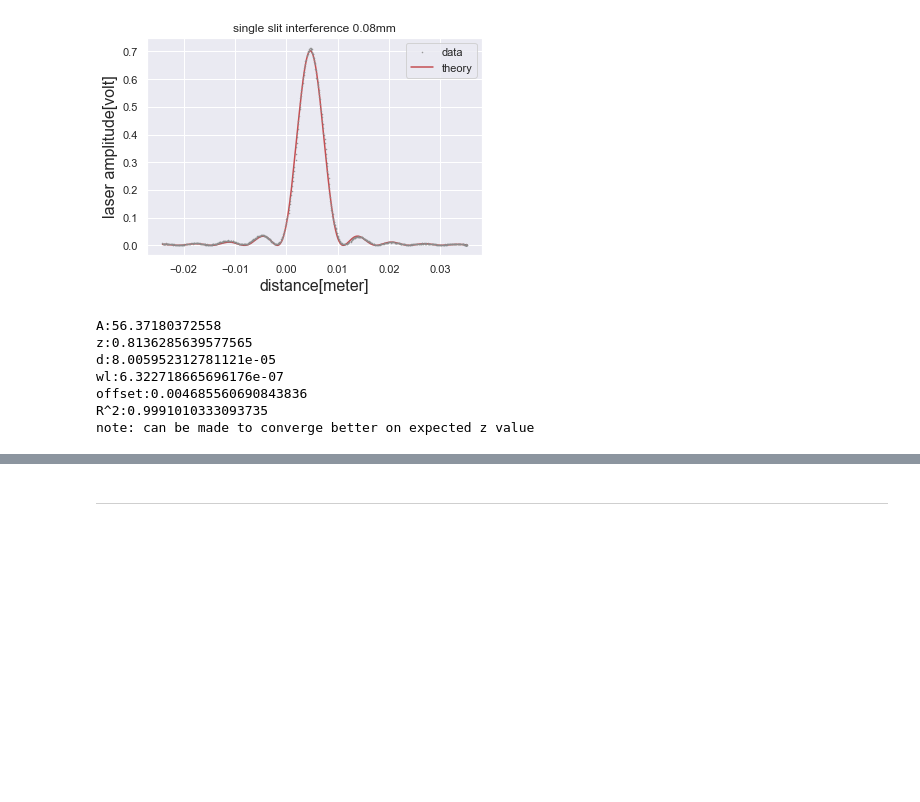
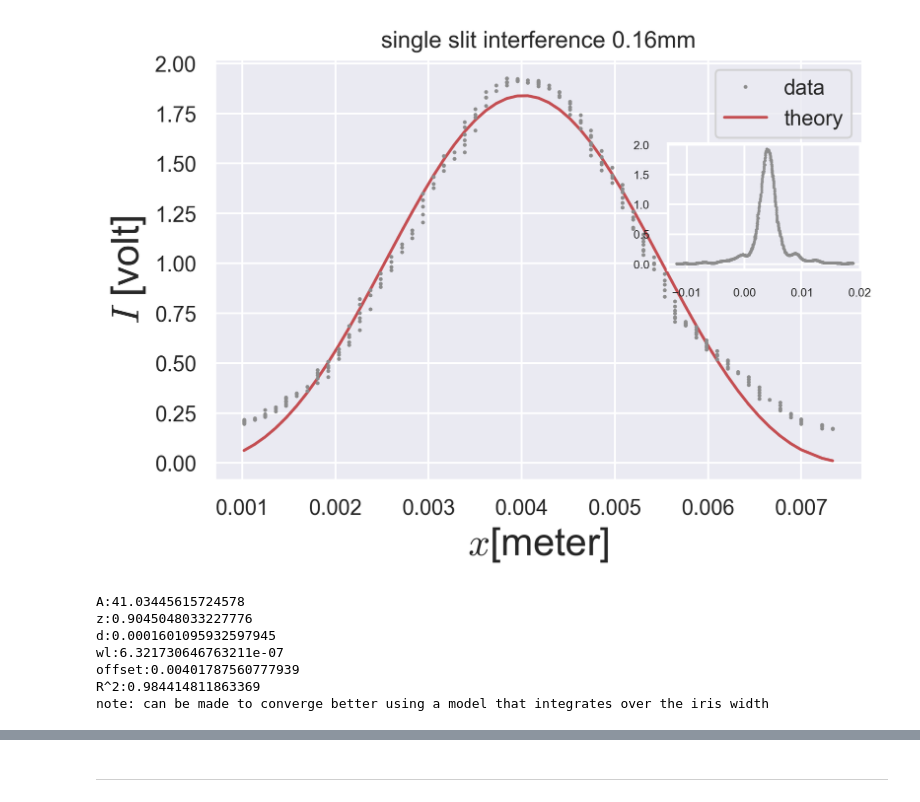
Before and after one commit to EdoMor/notebooks, a Jupyter notebook: edos single slit notebook.ipynb, the cells around one changed output, grey strips where cells are left out. Drawn from its saved outputs; the diff is of its cells as text; code cells hidden in the pictures; blank space fills up the shorter version.

```diff
--- a/edos single slit notebook.ipynb
+++ b/edos single slit notebook.ipynb
@@ -1,5 +1,6 @@
 # %%
 import matplotlib.pyplot as plt
+from matplotlib import gridspec
 import numpy as np
 from sympy import *
 from IPython.display import display, Latex
@@ -11,3 +12,4 @@ import seaborn as sbs
 sbs.set()
 plt.rcParams["mathtext.fontset"]='cm'
 plt.rcParams['axes.labelsize']= 20
+plt.rcParams['figure.dpi'] = 300
@@ -47,35 +132,43 @@ R^2:0.9985257914714079
 # %%
 pname=['A', 'z', 'd', 'wl', 'offset']
 z=0.84
 wl=(6.328*(10**(-7)))
-d=8.0e-5
-A=55
-data=es.read('exp1125/original parameters/single slit/0.08','sweep1.txt')
-s,f=[0,-80]
-r,c=[320,1314/2]
+d=16.0e-5
+A=20
+data=es.read('exp1125/original parameters/single slit/0.16','sweep1.txt')
 r,c=[-0.5,-0.5]
+s,f=[0,-1]
 r,c=[(f-s)/2,(s+f)/2]
+r,c=[120,2120]
 xdata=z*np.sin(np.deg2rad((es.volt_to_angle(data['angle']))[int(c-r):int(c+r)])) #x data agusted for distortion
 ydata=-data['power'][int(c-r):int(c+r)]
-plt.plot(xdata,ydata,'.',markersize=1,zorder=2,color=sbs.color_palette()[7])
+fig = plt.figure()
+ax = fig.add_subplot(111)
+plt.plot(xdata,ydata,'.',markersize=2,zorder=2,color=sbs.color_palette()[7])
 popt, pcov=fit.curve_fit(es.single_slit_model,xdata,ydata,[A, z, d, wl, es.offset],
-                         bounds=((50     ,0     ,d-0.001*d,wl-wl*0.001,-np.inf),
-                                 (60     ,np.inf,d+0.001*d,wl+wl*0.001,np.inf)))
+                         bounds=((0     ,0     ,d-0.001*d,wl-wl*0.001,-np.inf),
+                                 (np.inf,np.inf,d+0.001*d,wl+wl*0.001,np.inf)))
 plt.plot(xdata,es.single_slit_model(xdata,*popt),zorder=1,color=sbs.color_palette()[3])
 plt.legend(['data','theory'])
-plt.title('single slit interference 0.08mm')
-plt.xlabel('distance[meter]')
-plt.ylabel('laser amplitude[volt]')
+plt.title('single slit interference 0.16mm')
+plt.xlabel('$x$[meter]')
+plt.ylabel('$I$ [volt]')
+r,c=[520,2120]
+rect = [0.7,0.5,0.3,0.3]
+xdata=z*np.sin(np.deg2rad((es.volt_to_angle(data['angle']))[int(c-r):int(c+r)])) #x data agusted for distortion
+ydata=-data['power'][int(c-r):int(c+r)]
+ax1 = es.add_subplot_minimap(ax,rect)
+ax1.plot(xdata,ydata,'.',markersize=1,color=sbs.color_palette()[7])
 plt.show()
 for i in range(len(popt)): print(pname[i]+':'+str(popt[i]))
 print('R^2:'+str(es.Rsquared(xdata,ydata,es.single_slit_model,popt)))
-print('note: can be made to converge better on expected z value')
+print('note: can be made to converge better using a model that integrates over the iris width')
 # %% [output]
-[figure, old version]
+[figure, new version]
-A:56.37180372558
-z:0.8136285639577565
-d:8.005952312781121e-05
-wl:6.322718665696176e-07
-offset:0.004685560690843836
-R^2:0.9991010333093735
-note: can be made to converge better on expected z value
+A:41.03445615724578
+z:0.9045048033227776
+d:0.0001601095932597945
+wl:6.321730646763211e-07
+offset:0.00401787560777939
+R^2:0.984414811863369
+note: can be made to converge better using a model that integrates over the iris width
```
Also changed, not shown: parts of 10 cells of this notebook, 15 other files.
